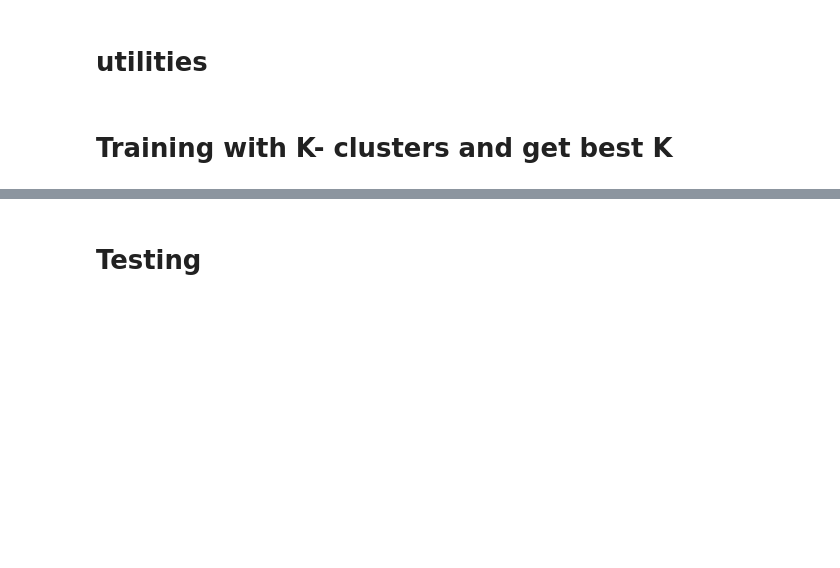
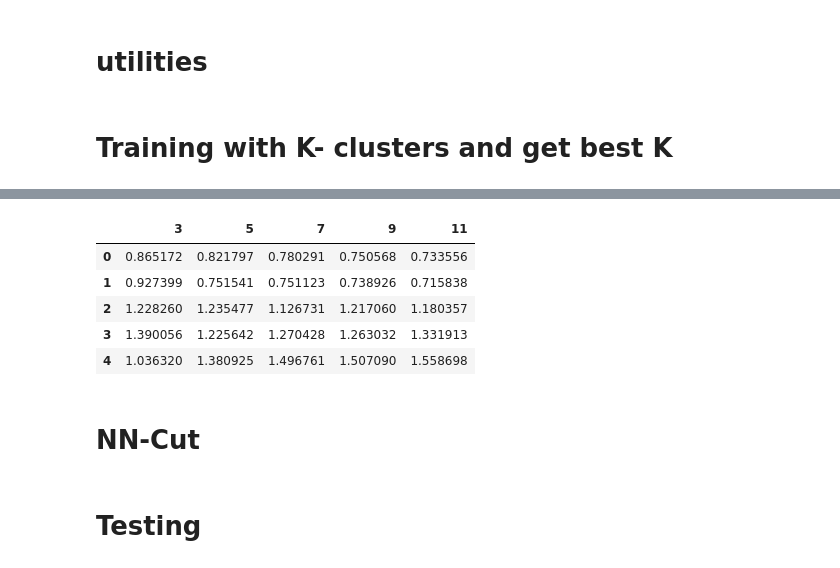
Before and after one commit to kmohab71/Image_Segmentation, a Jupyter notebook: IS.ipynb, the cells around one changed output, grey strips where cells are left out. Drawn from its saved outputs; the diff is of its cells as text; code cells hidden in the pictures; blank space fills up the shorter version.

```diff
--- a/IS.ipynb
+++ b/IS.ipynb
@@ -107,0 +130,11 @@ print(f_measures_pd, entropy_score_pd)
+# %%
+entropy_score_pd
+# %% [output]
+|  | 3 | 5 | 7 | 9 | 11 |
+| 0 | 0.865172 | 0.821797 | 0.780291 | 0.750568 | 0.733556 |
+| 1 | 0.927399 | 0.751541 | 0.751123 | 0.738926 | 0.715838 |
+| 2 | 1.228260 | 1.235477 | 1.126731 | 1.217060 | 1.180357 |
+| 3 | 1.390056 | 1.225642 | 1.270428 | 1.263032 | 1.331913 |
+| 4 | 1.036320 | 1.380925 | 1.496761 | 1.507090 | 1.558698 |
+# %% [markdown]
+# NN-Cut
```
Also changed, not shown: parts of 6 cells of this notebook, 4 other files.
